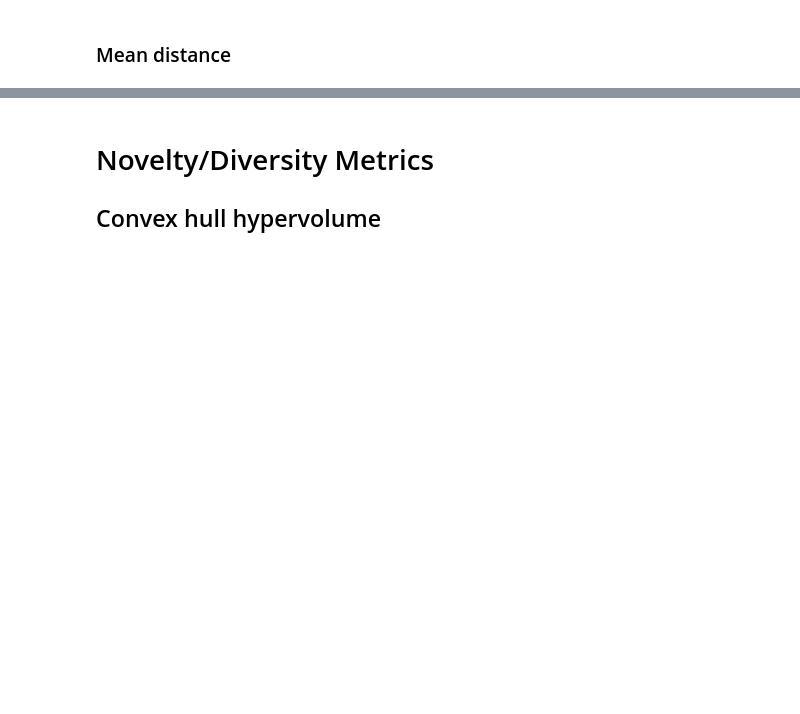
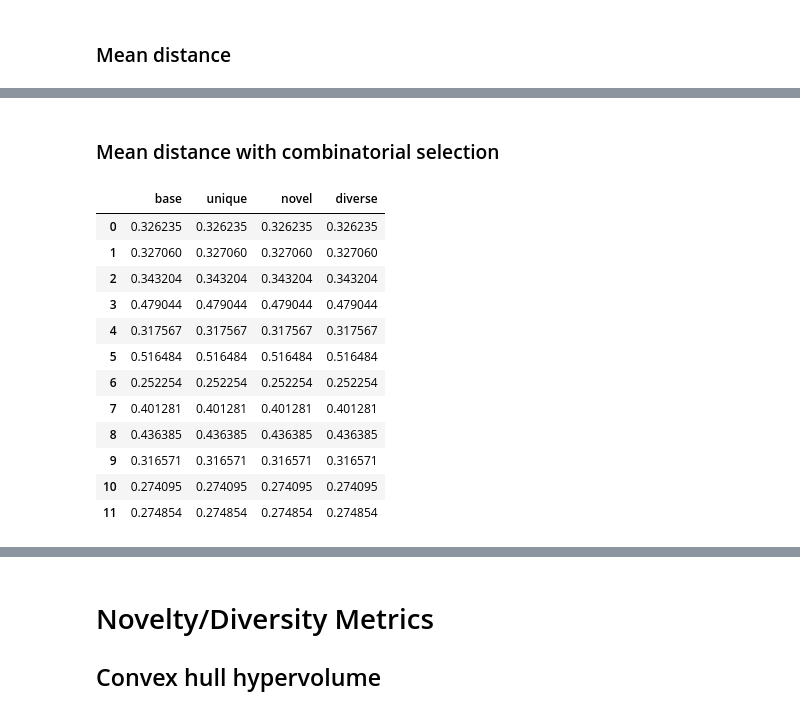
Before and after one commit to kevinma1515/gpt_IDETC, a Jupyter notebook: evaluations/zero_shot_evaluation.ipynb, the cells around one changed output, grey strips where cells are left out. Saved outputs shown, nothing was run; the diff lists cells and outputs as text; code cells hidden in the pictures; blank space fills up the shorter version.

Commit message:
implemented combinatorial evaluation

```diff
--- a/evaluations/zero_shot_evaluation.ipynb
+++ b/evaluations/zero_shot_evaluation.ipynb
@@ -425,3 +425,42 @@ unique     0.364939
 novel      0.434605
 diverse    0.438375
 dtype: float32
+# %% [markdown]
+### Mean distance with combinatorial selection
+# %%
+from itertools import combinations
+
+
+distances_all = []
+
+for embedding in [gpt_base_embeddings, gpt_unique_embeddings, gpt_novel_embeddings, gpt_diverse_embeddings]:
+
+    distances_prompt = []
+    iterate = list(range(100))
+    for count in range(len(gpt_base_embeddings)):
+        distances_row = []
+        for combo in combinations(iterate, 2):
+            # dot product
+            distance = np.dot(human_embeddings[count][combo[0],:], gpt_base_embeddings[count][combo[1],:])/(norm(human_embeddings[count][combo[0],:])*norm(gpt_base_embeddings[count][combo[1],:]))
+            distances_row.append(distance)
+        # distances_prompt.append(distances_row)
+        # print(f"Average Cosine Distance between human and generated embeddings: {np.mean(distances_row)}")
+        distances_prompt.append(np.mean(distances_row))
+    distances_all.append(distances_prompt)
+
+distances_pd = pd.DataFrame(distances_all, index=['base', 'unique', 'novel', 'diverse']).transpose()
+distances_pd.style.background_gradient()
+# %% [output]
+|  | base | unique | novel | diverse |
+| 0 | 0.326235 | 0.326235 | 0.326235 | 0.326235 |
+| 1 | 0.327060 | 0.327060 | 0.327060 | 0.327060 |
+| 2 | 0.343204 | 0.343204 | 0.343204 | 0.343204 |
+| 3 | 0.479044 | 0.479044 | 0.479044 | 0.479044 |
+| 4 | 0.317567 | 0.317567 | 0.317567 | 0.317567 |
+| 5 | 0.516484 | 0.516484 | 0.516484 | 0.516484 |
+| 6 | 0.252254 | 0.252254 | 0.252254 | 0.252254 |
+| 7 | 0.401281 | 0.401281 | 0.401281 | 0.401281 |
+| 8 | 0.436385 | 0.436385 | 0.436385 | 0.436385 |
+| 9 | 0.316571 | 0.316571 | 0.316571 | 0.316571 |
+| 10 | 0.274095 | 0.274095 | 0.274095 | 0.274095 |
+| 11 | 0.274854 | 0.274854 | 0.274854 | 0.274854 |
```
Also changed, not shown: parts of 13 cells of this notebook.
